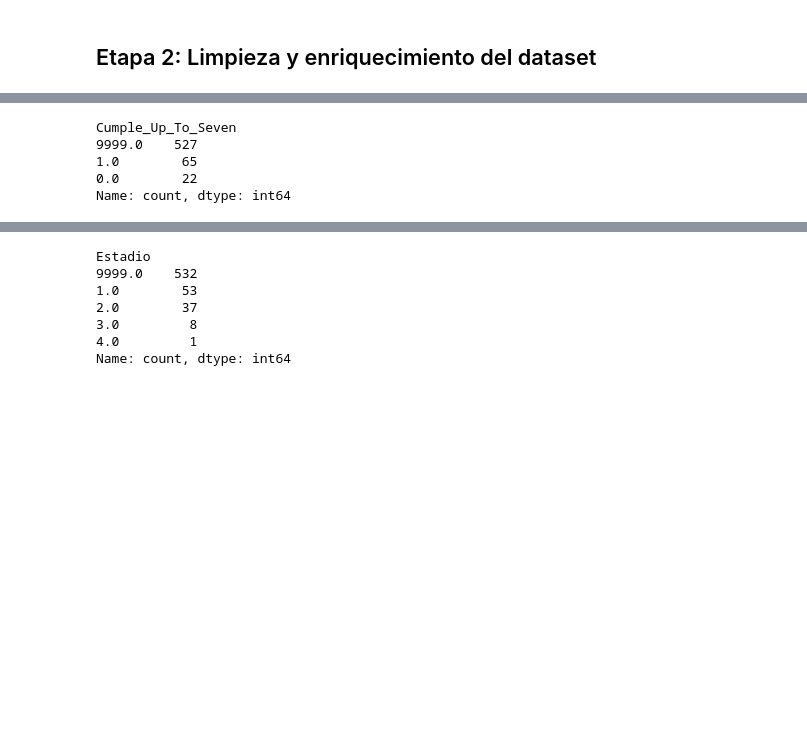
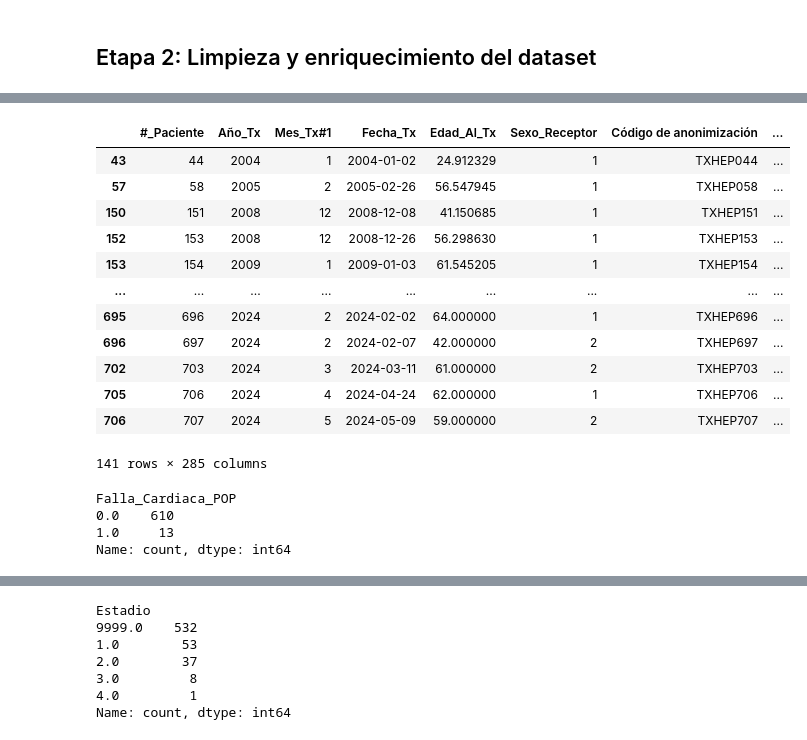
Before and after one commit to Traintain/MINE4101-202520-Proyecto-Transplantes-Hepaticos, a Jupyter notebook: BI_transplante_hepatico_JARM.ipynb, the cells around one changed output, grey strips where cells are left out. Drawn from its saved outputs; the diff is of its cells as text; code cells hidden in the pictures; blank space fills up the shorter version.

```diff
--- a/BI_transplante_hepatico_JARM.ipynb
+++ b/BI_transplante_hepatico_JARM.ipynb
@@ -27,7 +27,7 @@ import seaborn as sns
 
 
 pd.set_option('display.max_rows', 100)
-pd.set_option('display.max_columns', 100)
+pd.set_option('display.max_columns', 300)
 # %%
 # Lectura de los datos
 df_trans_hepatico = pd.read_excel('data/Trasplante hepático consolidado - Original.xlsx')
@@ -192,3 +190,12 @@ df_vars.groupby('Categoría').size().sort_values(ascending=False)
 df_vars.to_excel('clasificacion_variables_df_trans_hepatico.xlsx', index=False)
 # %% [markdown]
 ## Etapa 2: Limpieza y enriquecimiento del dataset
+# %%
+df_trans_hepatico["Fecha_Infección_1"].value_counts()
+
+# Reemplazar la fecha específica por NaN
+df_trans_hepatico['Fecha_Infección_1'] = df_trans_hepatico['Fecha_Infección_1'].replace(
+    {pd.Timestamp('1927-05-17'): np.nan, pd.Timestamp('1902-09-25'): np.nan}
+)
+
+df_trans_hepatico["Fecha_Infección_1"].describe()
@@ -194,0 +219,14 @@ df_vars.to_excel('clasificacion_variables_df_trans_hepatico.xlsx', index=False)
+# %%
+# df_trans_hepatico["Tiempo_Desde_Tx_Infección_1"].unique()
+# df_trans_hepatico["Tiempo_Desde_Tx_Infección_1"].dropna().astype(int).unique()
+
+# Convertir ambas columnas a datetime
+df_trans_hepatico["Fecha_Infección_1"] = pd.to_datetime(df_trans_hepatico["Fecha_Infección_1"], errors='coerce')
+df_trans_hepatico["Fecha_Tx"] = pd.to_datetime(df_trans_hepatico["Fecha_Tx"], errors='coerce')
+
+# Ahora sí puedes restar fechas
+df_trans_hepatico["Tiempo_Desde_Tx_Infección_1"] = (
+    df_trans_hepatico["Fecha_Infección_1"] - df_trans_hepatico["Fecha_Tx"]
+).dt.days
+
+df_trans_hepatico["Tiempo_Desde_Tx_Infección_1"].unique()
@@ -194,0 +253,9 @@ df_vars.to_excel('clasificacion_variables_df_trans_hepatico.xlsx', index=False)
+# %%
+df_trans_hepatico[["Fecha_Tx", "Fecha_Infección_1", "Tiempo_Desde_Tx_Infección_1"]].loc[df_trans_hepatico["Tiempo_Desde_Tx_Infección_1"] < 0]
+
+df_trans_hepatico["Tiempo_Desde_Tx_Infección_1"] = np.where(df_trans_hepatico["Tiempo_Desde_Tx_Infección_1"] < 0,
+    np.nan,
+    df_trans_hepatico["Tiempo_Desde_Tx_Infección_1"]
+)
+
+df_trans_hepatico["Tiempo_Desde_Tx_Infección_1"].describe()
@@ -195,10 +272,23 @@ df_vars.to_excel('clasificacion_variables_df_trans_hepatico.xlsx', index=False)
 # %%
-df_trans_hepatico.loc[
-    df_trans_hepatico['Cumple_Up_To_Seven'].notnull() &
-].value_counts('Cumple_Up_To_Seven')
+df_trans_hepatico.loc[df_trans_hepatico["Tiempo_Desde_Tx_Infección_1"] > 0]
 # %% [output]
+|  | #_Paciente | Año_Tx | Mes_Tx#1 | Fecha_Tx | Edad_Al_Tx | Sexo_Receptor | Código de anonimización | ... |
+| 43 | 44 | 2004 | 1 | 2004-01-02 | 24.912329 | 1 | TXHEP044 | ... |
+| 57 | 58 | 2005 | 2 | 2005-02-26 | 56.547945 | 1 | TXHEP058 | ... |
+| 150 | 151 | 2008 | 12 | 2008-12-08 | 41.150685 | 1 | TXHEP151 | ... |
+| 152 | 153 | 2008 | 12 | 2008-12-26 | 56.298630 | 1 | TXHEP153 | ... |
+| 153 | 154 | 2009 | 1 | 2009-01-03 | 61.545205 | 1 | TXHEP154 | ... |
+| ... | ... | ... | ... | ... | ... | ... | ... | ... |
+| 695 | 696 | 2024 | 2 | 2024-02-02 | 64.000000 | 1 | TXHEP696 | ... |
+| 696 | 697 | 2024 | 2 | 2024-02-07 | 42.000000 | 2 | TXHEP697 | ... |
+| 702 | 703 | 2024 | 3 | 2024-03-11 | 61.000000 | 2 | TXHEP703 | ... |
+| 705 | 706 | 2024 | 4 | 2024-04-24 | 62.000000 | 1 | TXHEP706 | ... |
+| 706 | 707 | 2024 | 5 | 2024-05-09 | 59.000000 | 2 | TXHEP707 | ... |
-Cumple_Up_To_Seven
-9999.0    527
-1.0        65
-0.0        22
-Name: count, dtype: int64
+141 rows × 285 columns
+# %%
+df_trans_hepatico["Falla_Cardiaca_POP"].value_counts()
+# %% [output]
+Falla_Cardiaca_POP
+0.0    610
+1.0     13
+Name: count, dtype: int64
```
Also changed, not shown: parts of 41 cells of this notebook.
